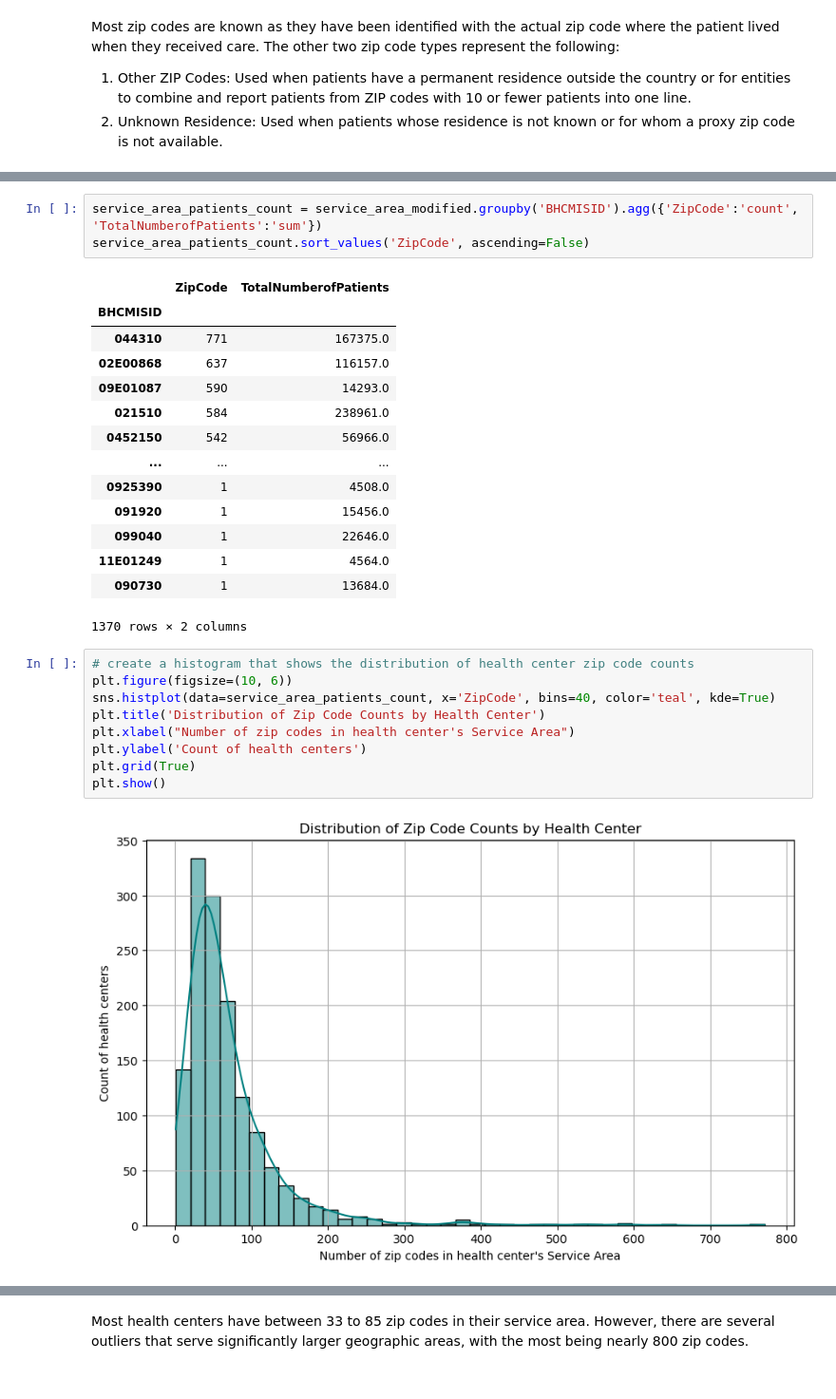
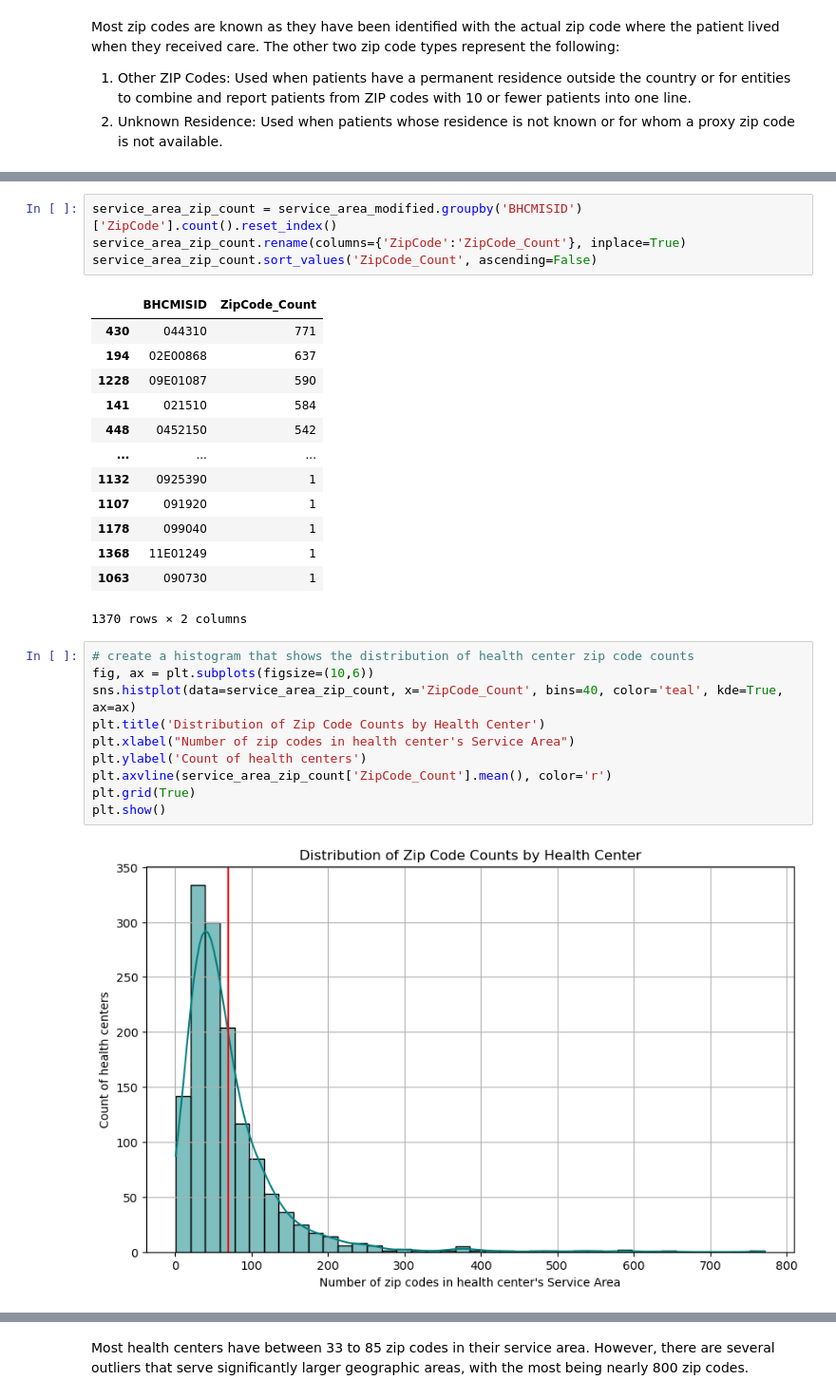
Before and after one commit to dezertdweller/capstone-project-fqhc-model, a Jupyter notebook: notebooks/data-wrangling.ipynb, the cells around one changed output, grey strips where cells are left out. Shown at 95% size. Saved outputs shown, nothing was run; the diff lists cells and outputs as text.

```diff
--- a/notebooks/data-wrangling.ipynb
+++ b/notebooks/data-wrangling.ipynb
@@ -172,31 +172,32 @@ I'll create a new dataframe to count the zip codes and patients for each health
 # %%
-service_area_patients_count = service_area_modified.groupby('BHCMISID').agg({'ZipCode':'count', 'TotalNumberofPatients':'sum'})
-service_area_patients_count.sort_values('ZipCode', ascending=False)
+service_area_zip_count = service_area_modified.groupby('BHCMISID')['ZipCode'].count().reset_index()
+service_area_zip_count.rename(columns={'ZipCode':'ZipCode_Count'}, inplace=True)
+service_area_zip_count.sort_values('ZipCode_Count', ascending=False)
 # %% [output]
-|  | ZipCode | TotalNumberofPatients |
-| BHCMISID |  |  |
-| 044310 | 771 | 167375.0 |
-| 02E00868 | 637 | 116157.0 |
-| 09E01087 | 590 | 14293.0 |
-| 021510 | 584 | 238961.0 |
-| 0452150 | 542 | 56966.0 |
+|  | BHCMISID | ZipCode_Count |
+| 430 | 044310 | 771 |
+| 194 | 02E00868 | 637 |
+| 1228 | 09E01087 | 590 |
+| 141 | 021510 | 584 |
+| 448 | 0452150 | 542 |
 | ... | ... | ... |
-| 0925390 | 1 | 4508.0 |
-| 091920 | 1 | 15456.0 |
-| 099040 | 1 | 22646.0 |
-| 11E01249 | 1 | 4564.0 |
-| 090730 | 1 | 13684.0 |
+| 1132 | 0925390 | 1 |
+| 1107 | 091920 | 1 |
+| 1178 | 099040 | 1 |
+| 1368 | 11E01249 | 1 |
+| 1063 | 090730 | 1 |
 1370 rows × 2 columns
 # %%
 # create a histogram that shows the distribution of health center zip code counts
-plt.figure(figsize=(10, 6))
-sns.histplot(data=service_area_patients_count, x='ZipCode', bins=40, color='teal', kde=True)
+fig, ax = plt.subplots(figsize=(10,6))
+sns.histplot(data=service_area_zip_count, x='ZipCode_Count', bins=40, color='teal', kde=True, ax=ax)
 plt.title('Distribution of Zip Code Counts by Health Center')
 plt.xlabel("Number of zip codes in health center's Service Area")
 plt.ylabel('Count of health centers')
+plt.axvline(service_area_zip_count['ZipCode_Count'].mean(), color='r')
 plt.grid(True)
 plt.show()
 # %% [output]
-[figure, old version]
+[figure, new version]
 # %%
 plt.figure(figsize=(10, 6))
```
Also changed, not shown: parts of 50 cells of this notebook, 2 other files.
